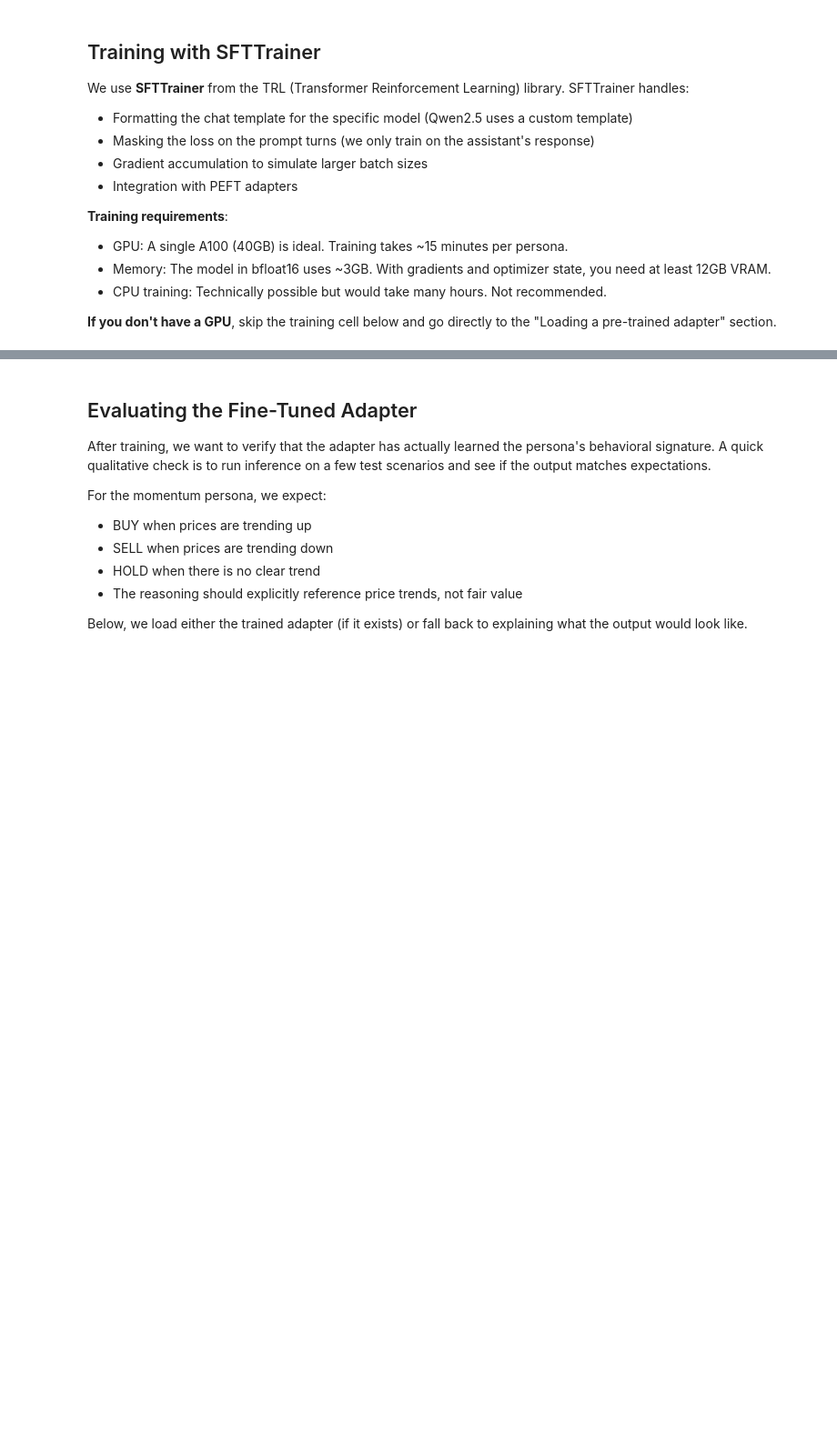
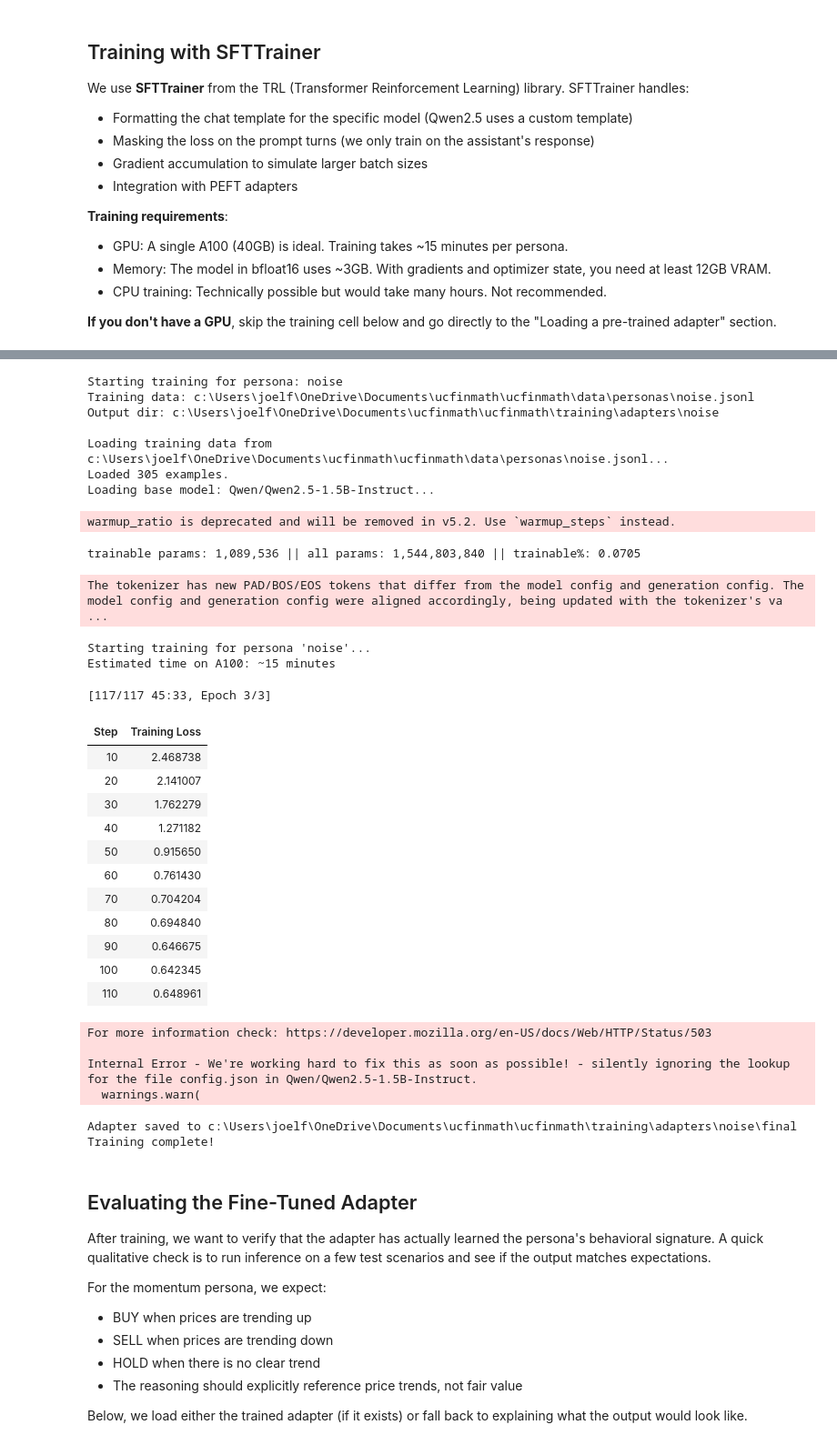
Before and after one commit to joel-fuentes-git/ucfinmath, a Jupyter notebook: notebooks/02_finetuning_walkthrough.ipynb, the cells around one changed output, grey strips where cells are left out. Shown at 91% size. Cells and saved outputs as stored; diff of their text form; code cells hidden in the pictures; blank space fills up the shorter version.

```diff
--- a/notebooks/02_finetuning_walkthrough.ipynb
+++ b/notebooks/02_finetuning_walkthrough.ipynb
@@ -239,3 +368,50 @@ else:
+# %%
+config_path = project_root / "training" / "configs" / "noise.yaml"
+config = load_config(str(config_path))
+
+# Adjust paths to be relative to project root
+config['train_data_path'] = str(project_root / config['train_data_path'])
+config['output_dir'] = str(project_root / config['output_dir'])
+
+print(f"Starting training for persona: {config['persona']}")
+print(f"Training data: {config['train_data_path']}")
+print(f"Output dir: {config['output_dir']}")
+print()
+
+run_finetuning(config)
+print("Training complete!")
+# %% [output]
+Starting training for persona: noise
+Training data: c:\Users\joelf\OneDrive\Documents\ucfinmath\ucfinmath\data\personas\noise.jsonl
+Output dir: c:\Users\joelf\OneDrive\Documents\ucfinmath\ucfinmath\training\adapters\noise
+
+Loading training data from c:\Users\joelf\OneDrive\Documents\ucfinmath\ucfinmath\data\personas\noise.jsonl...
+Loaded 305 examples.
+Loading base model: Qwen/Qwen2.5-1.5B-Instruct...
+warmup_ratio is deprecated and will be removed in v5.2. Use `warmup_steps` instead.
+trainable params: 1,089,536 || all params: 1,544,803,840 || trainable%: 0.0705
+The tokenizer has new PAD/BOS/EOS tokens that differ from the model config and generation config. The model config and generation config were aligned accordingly, being updated with the tokenizer's va ...
+Starting training for persona 'noise'...
+Estimated time on A100: ~15 minutes
+[117/117 45:33, Epoch 3/3]
+| Step | Training Loss |
+| 10 | 2.468738 |
+| 20 | 2.141007 |
+| 30 | 1.762279 |
+| 40 | 1.271182 |
+| 50 | 0.915650 |
+| 60 | 0.761430 |
+| 70 | 0.704204 |
+| 80 | 0.694840 |
+| 90 | 0.646675 |
+| 100 | 0.642345 |
+| 110 | 0.648961 |
+For more information check: https://developer.mozilla.org/en-US/docs/Web/HTTP/Status/503
+
+Internal Error - We're working hard to fix this as soon as possible! - silently ignoring the lookup for the file config.json in Qwen/Qwen2.5-1.5B-Instruct.
+  warnings.warn(
+Adapter saved to c:\Users\joelf\OneDrive\Documents\ucfinmath\ucfinmath\training\adapters\noise\final
+Training complete!
 # %% [markdown]
 ## Evaluating the Fine-Tuned Adapter
 
```
Also changed, not shown: parts of 8 cells of this notebook, 5 other files.
